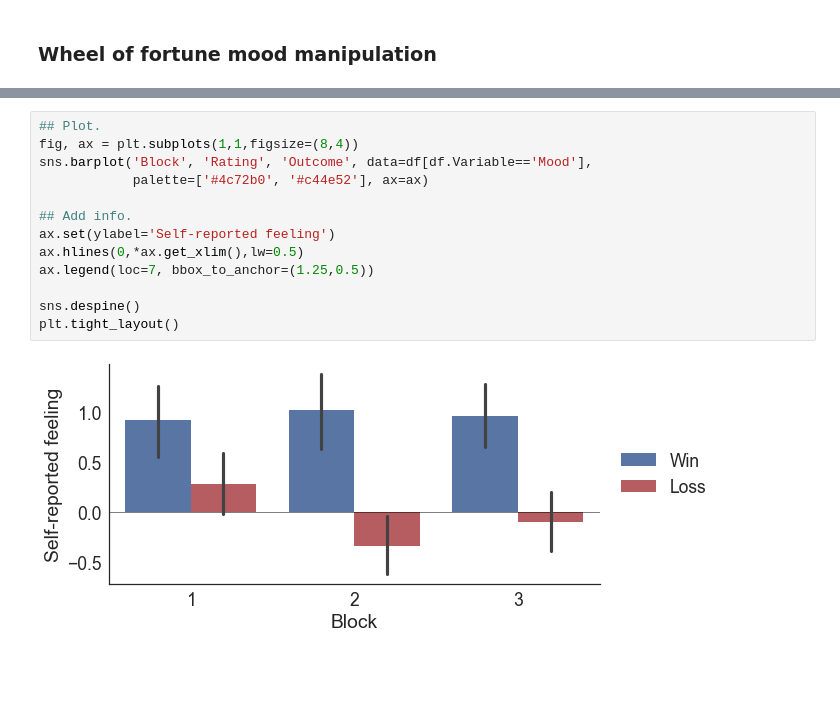
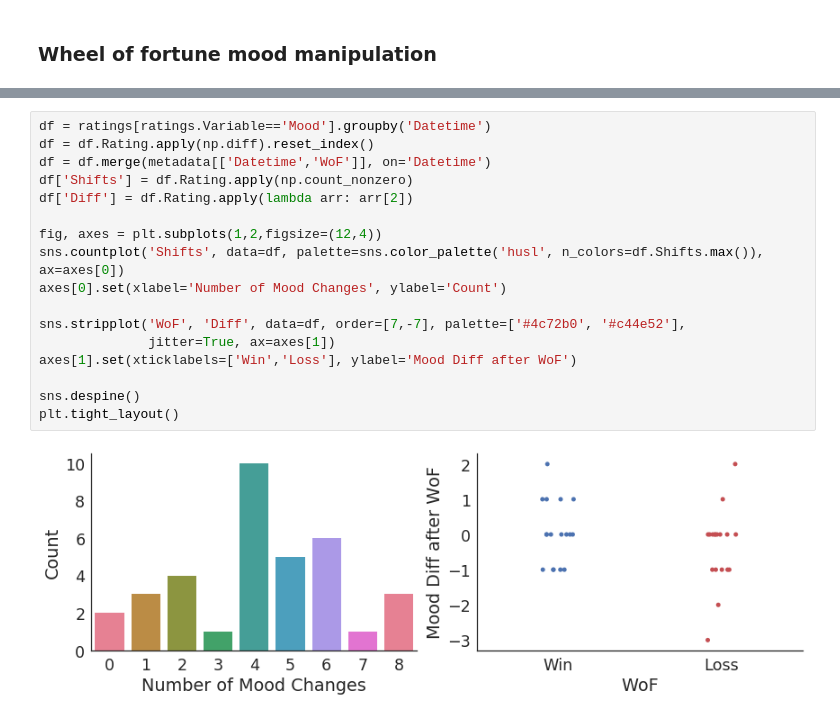
Before and after one commit to szorowi1/pni-rotations, a Jupyter notebook: primary_analysis.ipynb, the cells around one changed output, grey strips where cells are left out. Saved outputs shown, nothing was run; the diff lists cells and outputs as text; blank space fills up the shorter version.

```diff
--- a/primary_analysis.ipynb
+++ b/primary_analysis.ipynb
@@ -50,15 +61,19 @@ g.axes[0,0].set(ylim=(-2,2), ylabel='Self-reported feeling');
-# %%
-## Plot.
-fig, ax = plt.subplots(1,1,figsize=(8,4))
-sns.barplot('Block', 'Rating', 'Outcome', data=df[df.Variable=='Mood'],
-            palette=['#4c72b0', '#c44e52'], ax=ax)
-
-## Add info.
-ax.set(ylabel='Self-reported feeling')
-ax.hlines(0,*ax.get_xlim(),lw=0.5)
-ax.legend(loc=7, bbox_to_anchor=(1.25,0.5))
-
-sns.despine()
-plt.tight_layout()
-# %% [output]
-[figure, removed]
+# %%
+df = ratings[ratings.Variable=='Mood'].groupby('Datetime')
+df = df.Rating.apply(np.diff).reset_index()
+df = df.merge(metadata[['Datetime','WoF']], on='Datetime')
+df['Shifts'] = df.Rating.apply(np.count_nonzero)
+df['Diff'] = df.Rating.apply(lambda arr: arr[2])
+
+fig, axes = plt.subplots(1,2,figsize=(12,4))
+sns.countplot('Shifts', data=df, palette=sns.color_palette('husl', n_colors=df.Shifts.max()), ax=axes[0])
+axes[0].set(xlabel='Number of Mood Changes', ylabel='Count')
+
+sns.stripplot('WoF', 'Diff', data=df, order=[7,-7], palette=['#4c72b0', '#c44e52'],
+              jitter=True, ax=axes[1])
+axes[1].set(xticklabels=['Win','Loss'], ylabel='Mood Diff after WoF')
+
+sns.despine()
+plt.tight_layout()
+# %% [output]
+[figure, added]
```
Also changed, not shown: parts of 11 cells of this notebook, 3 other files.
